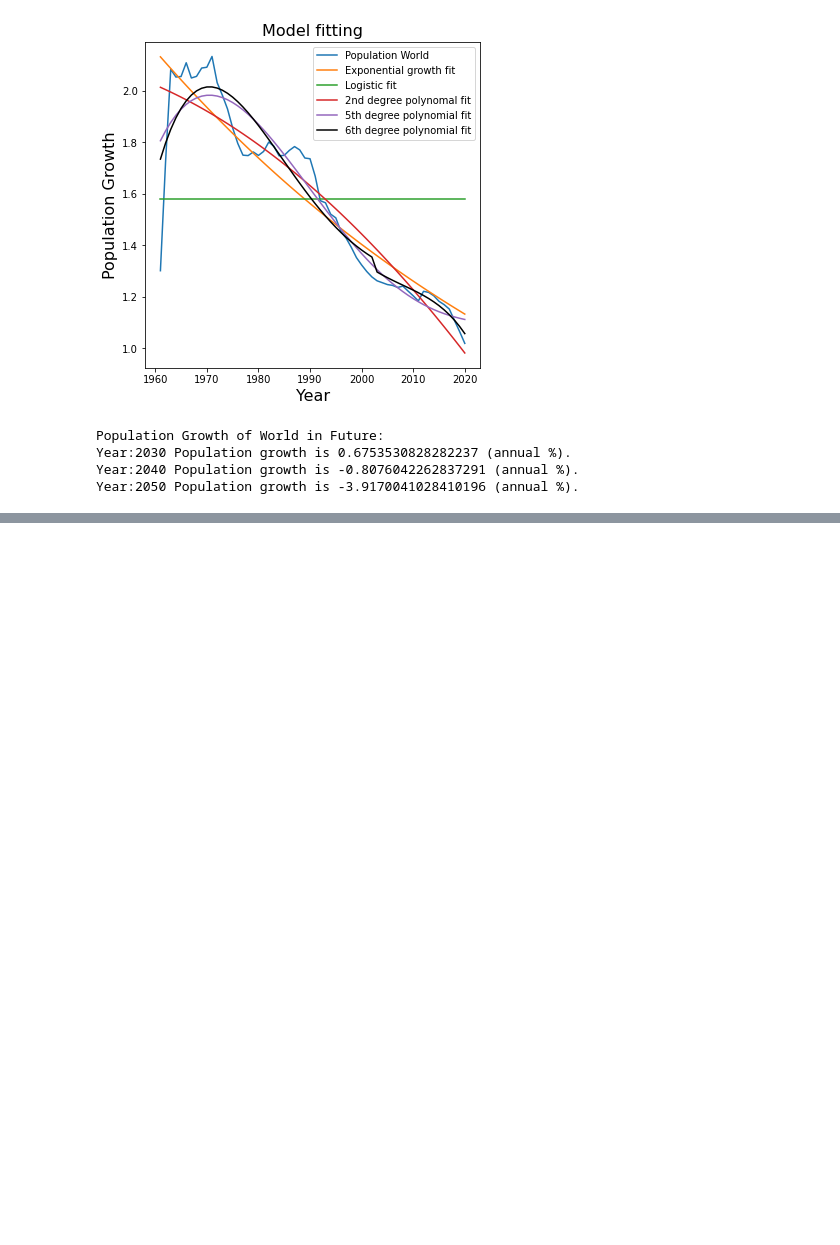
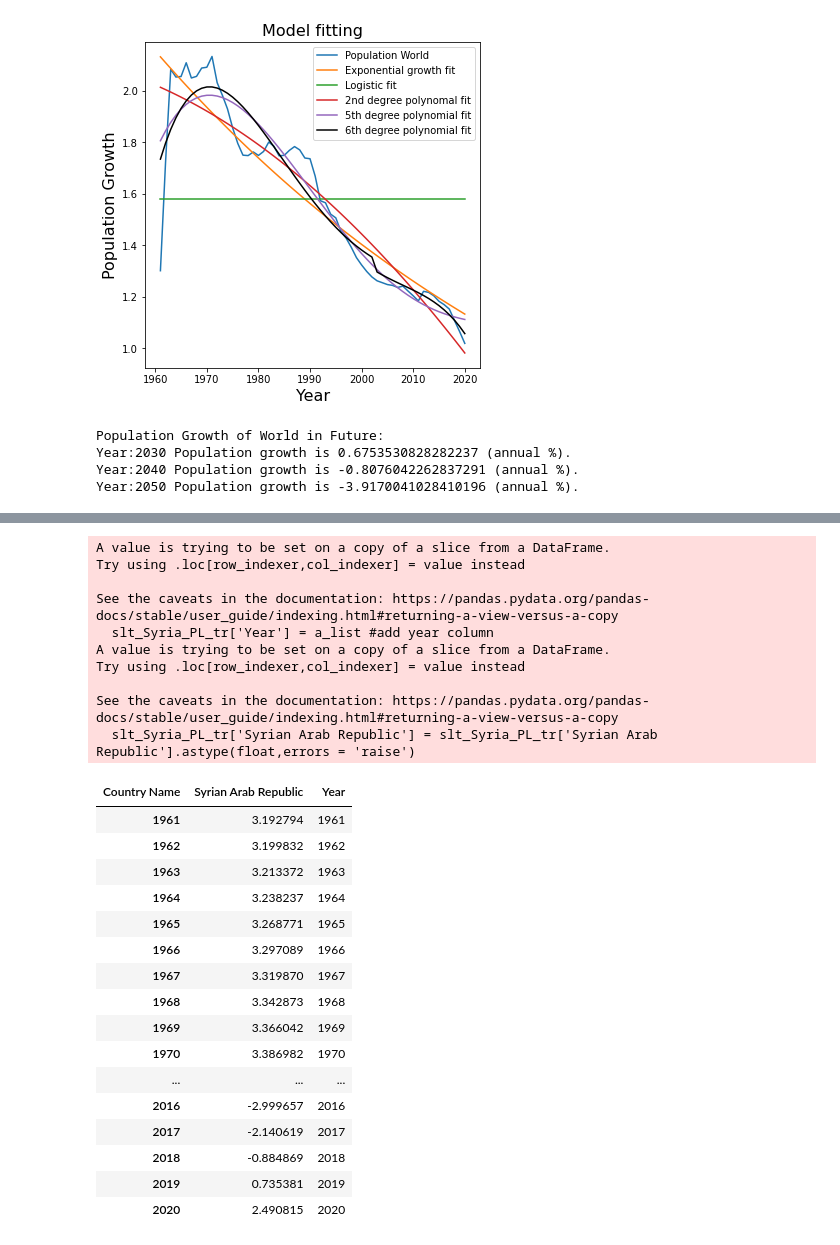
Before and after one commit to Krishnasasi21/ADS_Assignment3, a Jupyter notebook: Krishna_ADS_Assignment3.ipynb, the cells around one changed output, grey strips where cells are left out. Drawn from its saved outputs; the diff is of its cells as text; code cells hidden in the pictures; blank space fills up the shorter version.

```diff
--- a/Krishna_ADS_Assignment3.ipynb
+++ b/Krishna_ADS_Assignment3.ipynb
@@ -956,3 +956,10 @@ Population Growth of World in Future:
 Year:2030 Population growth is 0.6753530828282237 (annual %).
 Year:2040 Population growth is -0.8076042262837291 (annual %).
 Year:2050 Population growth is -3.9170041028410196 (annual %).
+# %%
+####################### Model fitting for Populationgrowth in Syria ########################
+new_header = slt_Syria_PL_tr.iloc[0] #grab the first row for the header
+slt_Syria_PL_tr = slt_Syria_PL_tr[1:] #take the data less the header row
+slt_Syria_PL_tr.columns = new_header
+
+slt_Syria_PL_tr['Syrian Arab Republic'].dropna().unique()
@@ -958,0 +1004,35 @@ Year:2050 Population growth is -3.9170041028410196 (annual %).
+# %%
+a_list = list(range(1961,2021))
+slt_Syria_PL_tr['Year'] = a_list #add year column
+
+# COnvert the objects to float dtype
+slt_Syria_PL_tr['Syrian Arab Republic'] = slt_Syria_PL_tr['Syrian Arab Republic'].astype(float,errors = 'raise')
+slt_Syria_PL_tr
+# %% [output]
+A value is trying to be set on a copy of a slice from a DataFrame.
+Try using .loc[row_indexer,col_indexer] = value instead
+
+See the caveats in the documentation: https://pandas.pydata.org/pandas-docs/stable/user_guide/indexing.html#returning-a-view-versus-a-copy
+  slt_Syria_PL_tr['Year'] = a_list #add year column
+A value is trying to be set on a copy of a slice from a DataFrame.
+Try using .loc[row_indexer,col_indexer] = value instead
+
+See the caveats in the documentation: https://pandas.pydata.org/pandas-docs/stable/user_guide/indexing.html#returning-a-view-versus-a-copy
+  slt_Syria_PL_tr['Syrian Arab Republic'] = slt_Syria_PL_tr['Syrian Arab Republic'].astype(float,errors = 'raise')
+| Country Name | Syrian Arab Republic | Year |
+| 1961 | 3.192794 | 1961 |
+| 1962 | 3.199832 | 1962 |
+| 1963 | 3.213372 | 1963 |
+| 1964 | 3.238237 | 1964 |
+| 1965 | 3.268771 | 1965 |
+| 1966 | 3.297089 | 1966 |
+| 1967 | 3.319870 | 1967 |
+| 1968 | 3.342873 | 1968 |
+| 1969 | 3.366042 | 1969 |
+| 1970 | 3.386982 | 1970 |
+| ... | ... | ... |
+| 2016 | -2.999657 | 2016 |
+| 2017 | -2.140619 | 2017 |
+| 2018 | -0.884869 | 2018 |
+| 2019 | 0.735381 | 2019 |
+| 2020 | 2.490815 | 2020 |
```
Also changed, not shown: parts of 6 cells of this notebook.
